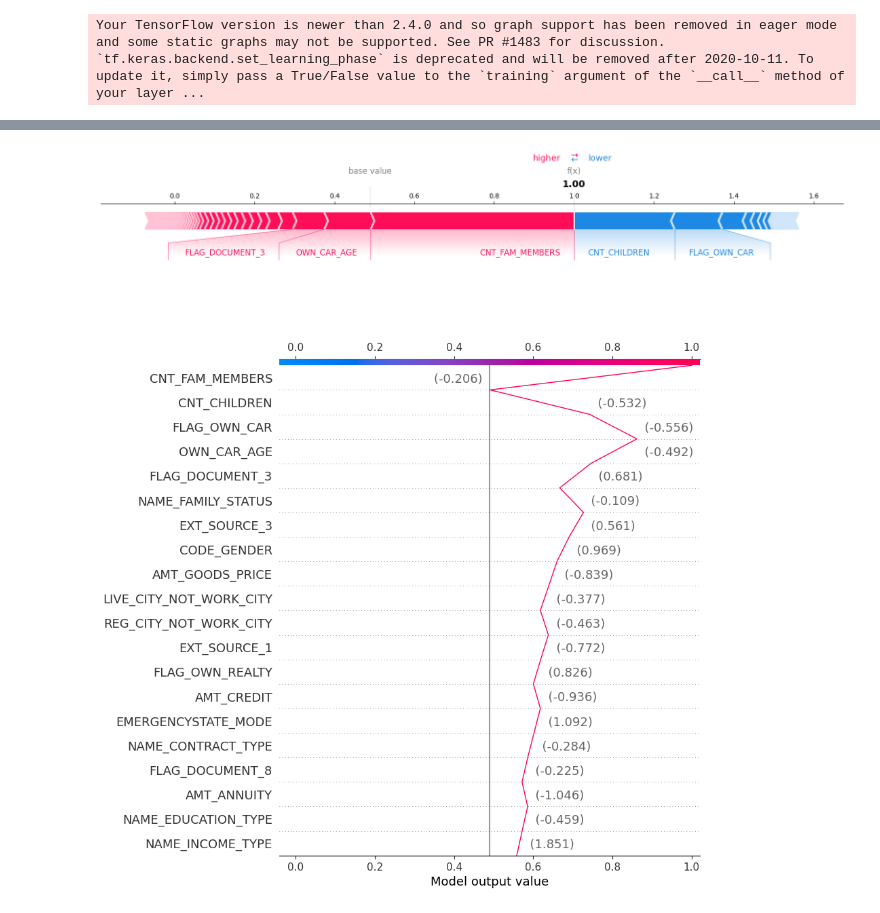
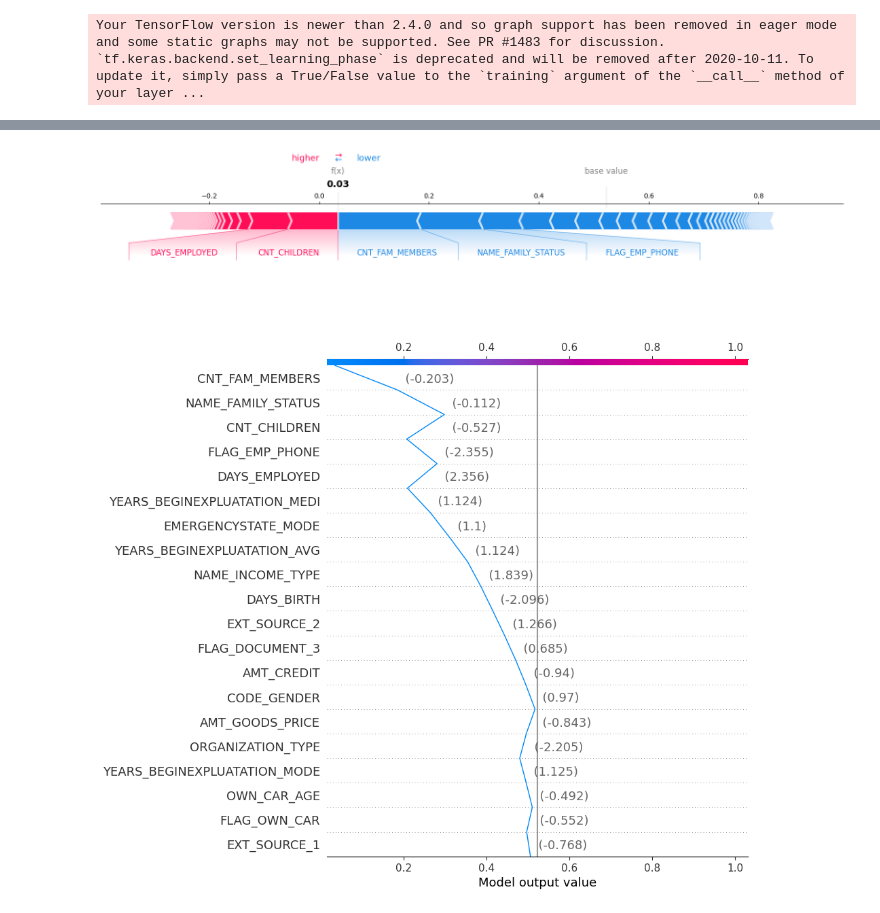
Before and after one commit to JackGreenaway/final_project, a Jupyter notebook: results/neural-network_interpretation.ipynb, the cells around one changed output, grey strips where cells are left out. Drawn from its saved outputs; the diff is of its cells as text; code cells hidden in the pictures.

Commit message:
retrained models to all use the same fitted scaler

```diff
--- a/results/neural-network_interpretation.ipynb
+++ b/results/neural-network_interpretation.ipynb
@@ -20,14 +21,14 @@ x_test = test_data.drop(["TARGET"], axis=1)
 
 columns = x_train.columns
 
-scaler = StandardScaler()
-x_train = scaler.fit_transform(x_train)
-x_test = scaler.fit_transform(x_test)
+scaler = load(open(r"../models/scaler.pkl", "rb"))
+x_train = scaler.transform(x_train)
+x_test = scaler.transform(x_test)
 # %%
-model = keras.models.load_model(r"../models/neural_network/BayOpt_v1.01")
+model = keras.models.load_model(r"../models/neural_network/BayOpt_v1.03")
 # %%
-explainer = shap.DeepExplainer(model, background)
-shap_values = explainer.shap_values(x_test[1:5])
+explainer = shap.DeepExplainer(model, x_test[:500])
+shap_values = explainer.shap_values(x_test[:500])
 # %% [output]
 Your TensorFlow version is newer than 2.4.0 and so graph support has been removed in eager mode and some static graphs may not be supported. See PR #1483 for discussion.
 `tf.keras.backend.set_learning_phase` is deprecated and will be removed after 2020-10-11. To update it, simply pass a True/False value to the `training` argument of the `__call__` method of your layer ...
@@ -45,16 +46,16 @@ shap.force_plot(
     matplotlib=True,
 )
 # %% [output]
-[figure, old version]
+[figure, new version]
 # %%
 shap.decision_plot(
     explainer.expected_value[0].numpy(),
     shap_values[0][0],
-    features=x,
+    features=x_test,
     feature_names=list(columns),
 )
 # %% [output]
-[figure, old version]
+[figure, new version]
 # %%
 shap.plots._waterfall.waterfall_legacy(
     explainer.expected_value[0].numpy(),
```
Also changed, not shown: parts of 3 cells of this notebook, 27 other files.
